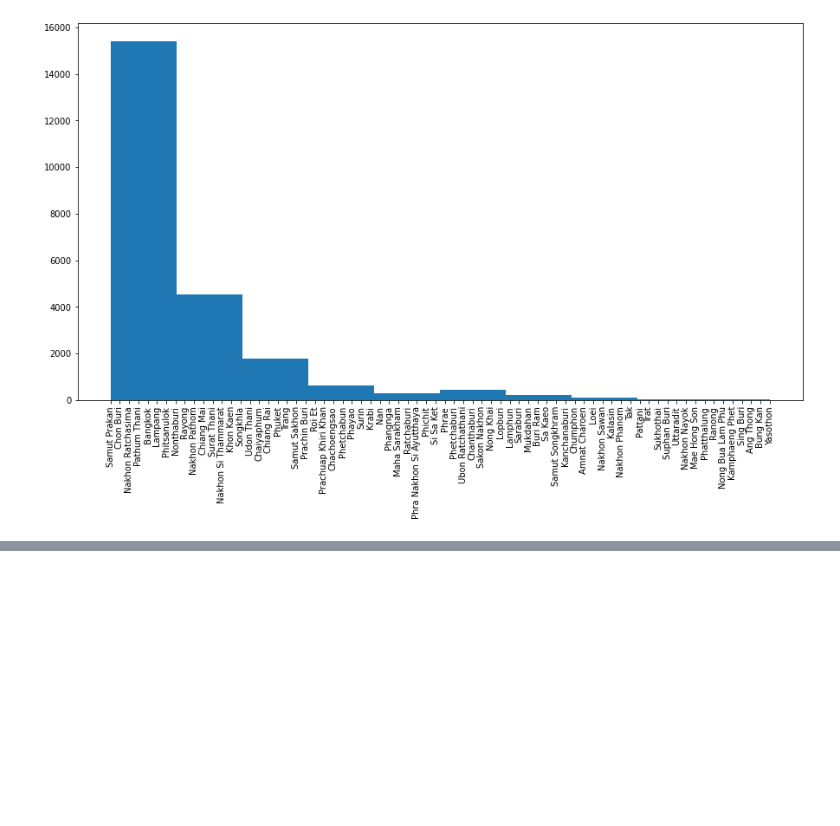
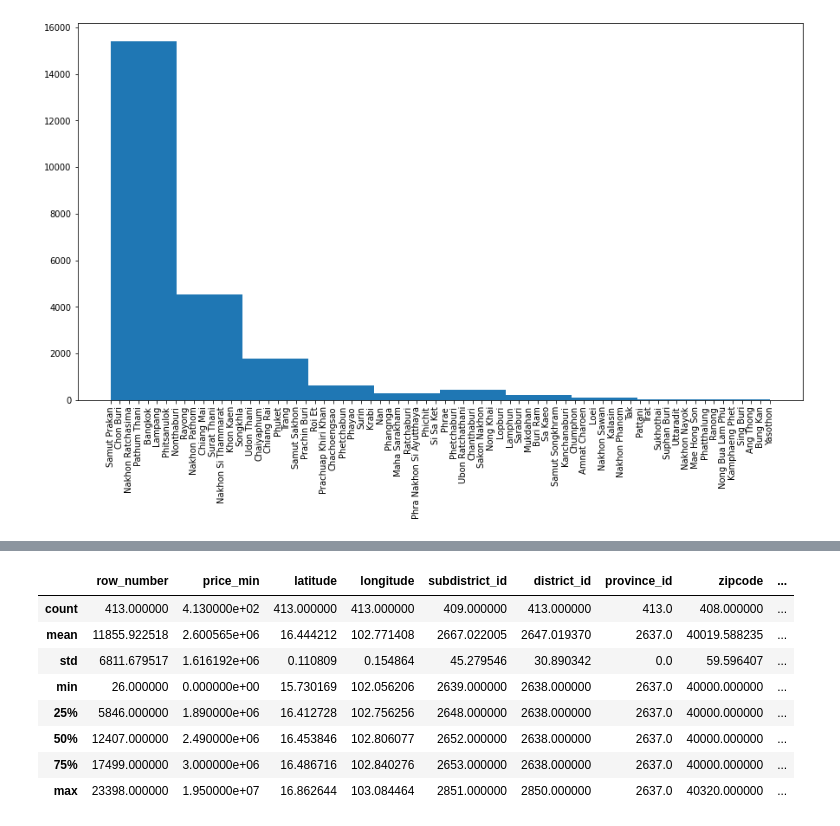
Before and after one commit to tohnperfect/DPDM65, a Jupyter notebook: pandas101.ipynb, the cells around one changed output, grey strips where cells are left out. Cells and saved outputs as stored; diff of their text form; code cells hidden in the pictures; blank space fills up the shorter version.

```diff
--- a/pandas101.ipynb
+++ b/pandas101.ipynb
@@ -171,0 +366,12 @@ plt.xticks(rotation='vertical');
+# %%
+project_df2[(project_df2['province_name_th']=='ขอนแก่น') & (project_df2['propertytype_name_th']=='บ้าน')].describe()
+# %% [output]
+|  | row_number | price_min | latitude | longitude | subdistrict_id | district_id | province_id | zipcode | ... |
+| count | 413.000000 | 4.130000e+02 | 413.000000 | 413.000000 | 409.000000 | 413.000000 | 413.0 | 408.000000 | ... |
+| mean | 11855.922518 | 2.600565e+06 | 16.444212 | 102.771408 | 2667.022005 | 2647.019370 | 2637.0 | 40019.588235 | ... |
+| std | 6811.679517 | 1.616192e+06 | 0.110809 | 0.154864 | 45.279546 | 30.890342 | 0.0 | 59.596407 | ... |
+| min | 26.000000 | 0.000000e+00 | 15.730169 | 102.056206 | 2639.000000 | 2638.000000 | 2637.0 | 40000.000000 | ... |
+| 25% | 5846.000000 | 1.890000e+06 | 16.412728 | 102.756256 | 2648.000000 | 2638.000000 | 2637.0 | 40000.000000 | ... |
+| 50% | 12407.000000 | 2.490000e+06 | 16.453846 | 102.806077 | 2652.000000 | 2638.000000 | 2637.0 | 40000.000000 | ... |
+| 75% | 17499.000000 | 3.000000e+06 | 16.486716 | 102.840276 | 2653.000000 | 2638.000000 | 2637.0 | 40000.000000 | ... |
+| max | 23398.000000 | 1.950000e+07 | 16.862644 | 103.084464 | 2851.000000 | 2850.000000 | 2637.0 | 40320.000000 | ... |
```
Also changed, not shown: parts of 32 cells of this notebook.
